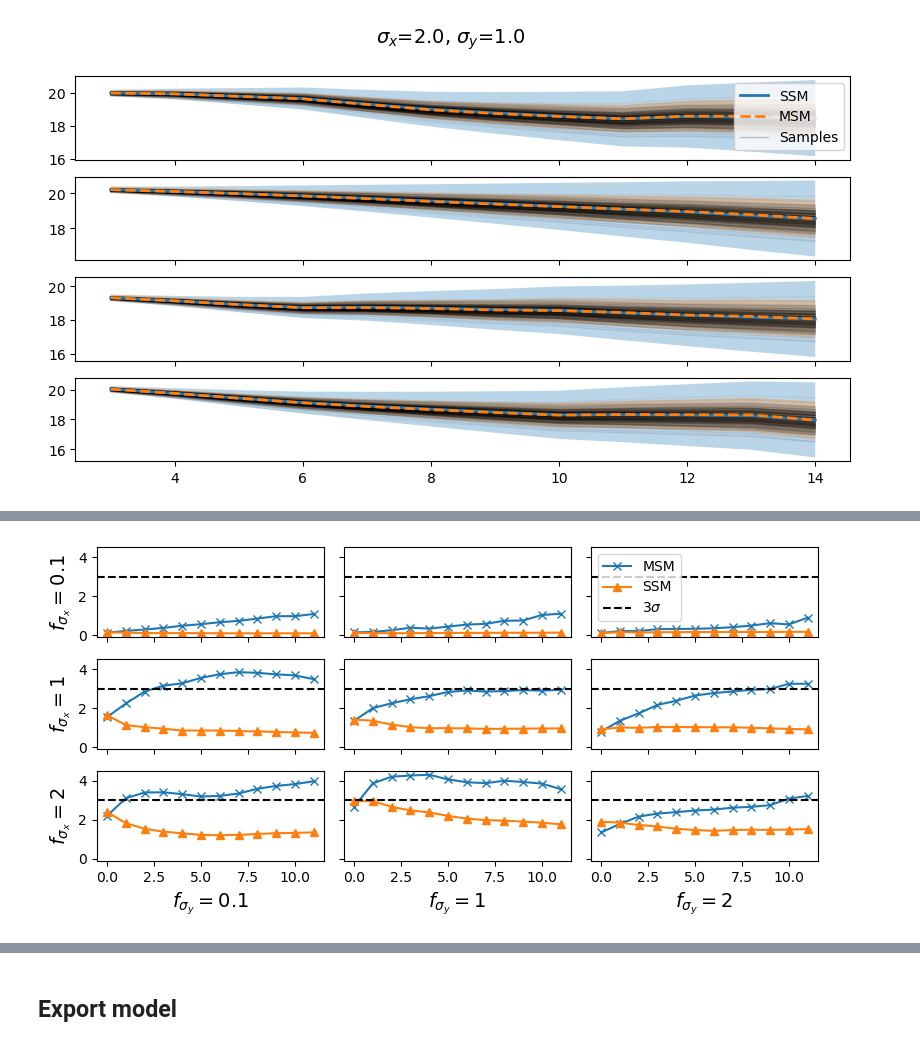
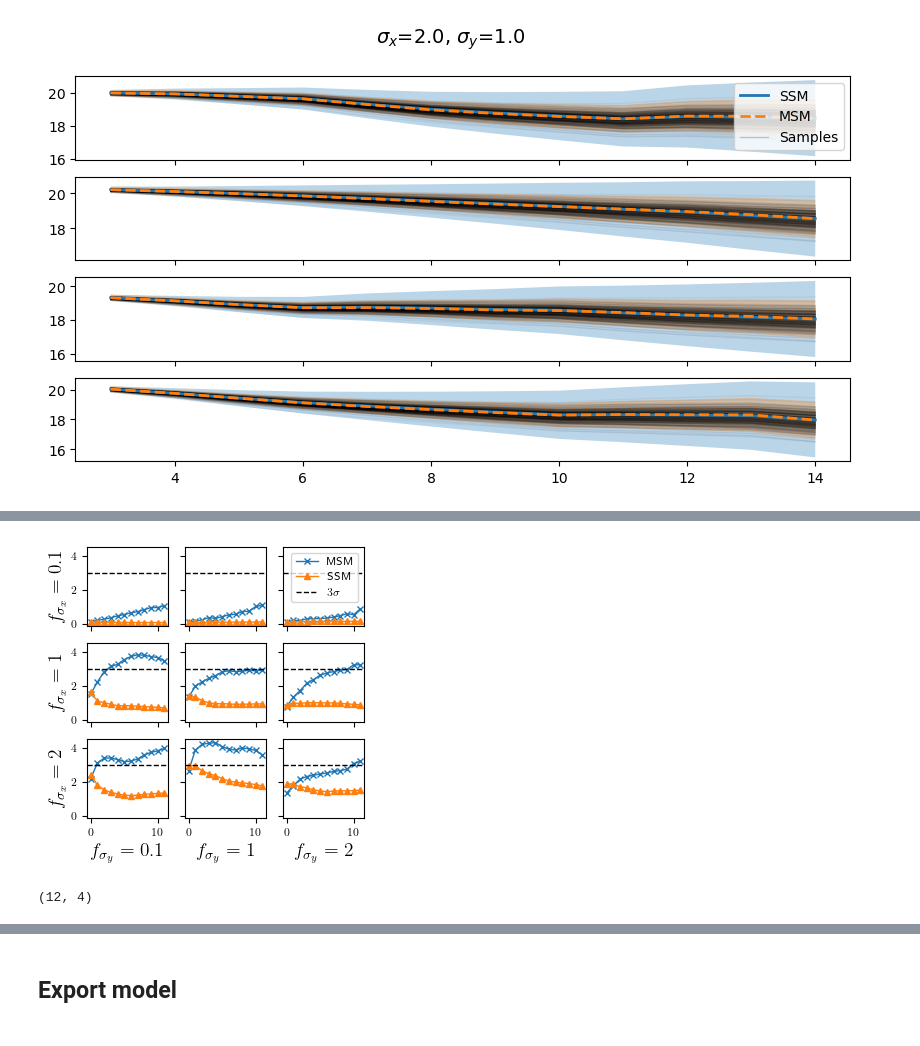
Before and after one commit to 4flixt/2023_Stochastic_MSM, a Jupyter notebook: results/sid_meta_building.ipynb, the cells around one changed output, grey strips where cells are left out. Cells and saved outputs as stored; diff of their text form; code cells hidden in the pictures.

Commit message:
Improved figure 1 in paper

```diff
--- a/results/sid_meta_building.ipynb
+++ b/results/sid_meta_building.ipynb
@@ -100,0 +110,2 @@ for sig_x_fac_i, sig_y_fac_i in investigations:
+# %%
+std = np.sqrt(np.diagonal(test_data[0].sim_results[0].P, axis1=1, axis2=2))
@@ -103,8 +116,13 @@ fig, ax = plt.subplots(3, 3, figsize=(8, 8), sharex=True, sharey=True)
 
 for i, test_data_i in enumerate(test_data):
     k,j = np.unravel_index(i, (3,3))
+    std = np.sqrt(np.diagonal(test_data_i.sim_results[0].P, axis1=1, axis2=2))
 
     ax[k,j].plot(test_data_i.sim_results[0].x)
+    ax[k,j].set_prop_cycle(None)
+    ax[k,j].plot(test_data_i.sim_results[0].x+3*std, linestyle='--')
+    ax[k,j].set_prop_cycle(None)
+    ax[k,j].plot(test_data_i.sim_results[0].x-3*std, linestyle='--')
     ax[k,j].set_title(f'sig_x_fac={investigations[i][0]}, sig_y_fac={investigations[i][1]}', fontsize=10)
 
 fig.suptitle('Test data - Same input sequence and without meas. noise')
@@ -224,40 +242,50 @@ def get_normalized_distance(Y_true, y_pred, y_pred_std):
     norm_dist = np.abs(Y_true-np.atleast_3d(y_pred))/np.atleast_3d(y_pred_std)
     return norm_dist
 
-def get_stats(Y_true, y_pred, y_pred_std):
+def get_ratio_to_true_std(y_pred_std, true_std):
+    ratio = y_pred_std/true_std
+    return ratio
+
+def get_stats(Y_true, y_pred, y_pred_std, true_std):
     norm_dist = get_normalized_distance(Y_true, y_pred, y_pred_std)
     in_three_sigma = np.sum(norm_dist < 3)/np.prod(norm_dist.shape)
     # three_sigma_percentile = np.percentile(norm_dist, 99.73, axis=[0,1,2])
     three_sigma_percentile = np.mean(np.percentile(norm_dist, 99.73, axis=[1,2]))
     mse = np.mean((Y_true-np.atleast_3d(y_pred))**2)
+    ratio_to_true_std = np.mean(get_ratio_to_true_std(y_pred_std, true_std))
 
-    return in_three_sigma, three_sigma_percentile, mse
+    return in_three_sigma, three_sigma_percentile, mse, ratio_to_true_std
 # %%
 results_post_proc = {
     'msm': {
         'Frac. in 3 sigma': [],
         '99.73 percentile': [],
+        'ratio to true std': [],
         'mse': [],
     },
     'ssm': {
         'Frac. in 3 sigma': [],
         '99.73 percentile': [],
+        'ratio to true std': [],
         'mse': [],
     },
 }
 
 for i, (test_data_i, results_i) in enumerate(zip(test_data, results)):
     Y_pred = np.stack([sample.y[settings['T_ini']:] for sample in test_data_i.sim_results],axis=2)
+    true_std = (np.sqrt(np.diagonal(test_data_i.sim_results[0].P, axis1=1, axis2=2))@test_data_i.sim_results[0].C.T)[data_gen_setup.T_ini:]
 
-    stats_msm = get_stats(Y_pred, results_i['y_msm_pred'], results_i['y_msm_pred_std'])
-    stats_ssm = get_stats(Y_pred, results_i['y_ssm_pred'], results_i['y_ssm_pred_std'])
+    stats_msm = get_stats(Y_pred, results_i['y_msm_pred'], results_i['y_msm_pred_std'], true_std)
+    stats_ssm = get_stats(Y_pred, results_i['y_ssm_pred'], results_i['y_ssm_pred_std'], true_std)
 
     results_post_proc['msm']['Frac. in 3 sigma'].append(stats_msm[0])
     results_post_proc['msm']['99.73 percentile'].append(stats_msm[1])
     results_post_proc['msm']['mse'].append(stats_msm[2])
+    results_post_proc['msm']['ratio to true std'].append(stats_msm[3])
     results_post_proc['ssm']['Frac. in 3 sigma'].append(stats_ssm[0])
     results_post_proc['ssm']['99.73 percentile'].append(stats_ssm[1])
     results_post_proc['ssm']['mse'].append(stats_ssm[2])
+    results_post_proc['ssm']['ratio to true std'].append(stats_ssm[3])
 # %%
 d1 = pd.DataFrame(results_post_proc['msm'], index=investigations)
 d2 = pd.DataFrame(results_post_proc['ssm'], index=investigations)
@@ -293,31 +308,39 @@ Name: mse, dtype: float64
 # %%
-fig, ax = plt.subplots(3, 3, figsize=(8, 4), sharex=True, sharey=True)
+fig, ax = plt.subplots(3, 3, figsize=(config_mpl.columnwidth, config_mpl.columnwidth), sharex=True, sharey=True)
 
 for i, (test_data_i, results_i) in enumerate(zip(test_data, results)):
     k,j = np.unravel_index(i, (3,3))
 
     Y_pred = np.stack([sample.y[settings['T_ini']:] for sample in test_data_i.sim_results],axis=2)
     norm_dist_msm = get_normalized_distance(Y_pred, results_i['y_msm_pred'], results_i['y_msm_pred_std'])
     norm_dist_ssm = get_normalized_distance(Y_pred, results_i['y_ssm_pred'], results_i['y_ssm_pred_std'])
 
     three_sigma_percentile_msm = np.percentile(norm_dist_msm, 99.73, axis=[1,2])
     three_sigma_percentile_ssm = np.percentile(norm_dist_ssm, 99.73, axis=[1,2])
 
     ax[k,j].plot(three_sigma_percentile_msm, '-x', label='MSM')
     ax[k,j].plot(three_sigma_percentile_ssm, '-^', label='SSM')
     ax[k,j].axhline(3, color='k', linestyle='--', label='$3\sigma$')
 
 
 
-ax[0,0].set_ylabel('$f_{\sigma_x} = 0.1$', fontsize=14)
-ax[1,0].set_ylabel('$f_{\sigma_x} = 1$', fontsize=14)
-ax[2,0].set_ylabel('$f_{\sigma_x} = 2$', fontsize=14)
+ax[0,0].set_ylabel('$f_{\sigma_x} = 0.1$')
+ax[1,0].set_ylabel('$f_{\sigma_x} = 1$')
+ax[2,0].set_ylabel('$f_{\sigma_x} = 2$')
 
-ax[2,0].set_xlabel('$f_{\sigma_y} = 0.1$', fontsize=14)
-ax[2,1].set_xlabel('$f_{\sigma_y} = 1$', fontsize=14)
-ax[2,2].set_xlabel('$f_{\sigma_y} = 2$', fontsize=14)
+ax[2,0].set_xlabel('$f_{\sigma_y} = 0.1$')
+ax[2,1].set_xlabel('$f_{\sigma_y} = 1$')
+ax[2,2].set_xlabel('$f_{\sigma_y} = 2$')
 
 ax[0,2].legend()
 fig.tight_layout()
 # %% [output]
-[figure, old version]
+[figure, new version]
+# %%
+Y_pred.shape
+
+np.atleast_3d(true_std)
+
+get_ratio_to_true_std(results_i['y_msm_pred'], true_std).shape
+# %% [output]
+(12, 4)
```
Also changed, not shown: parts of 7 cells of this notebook.
